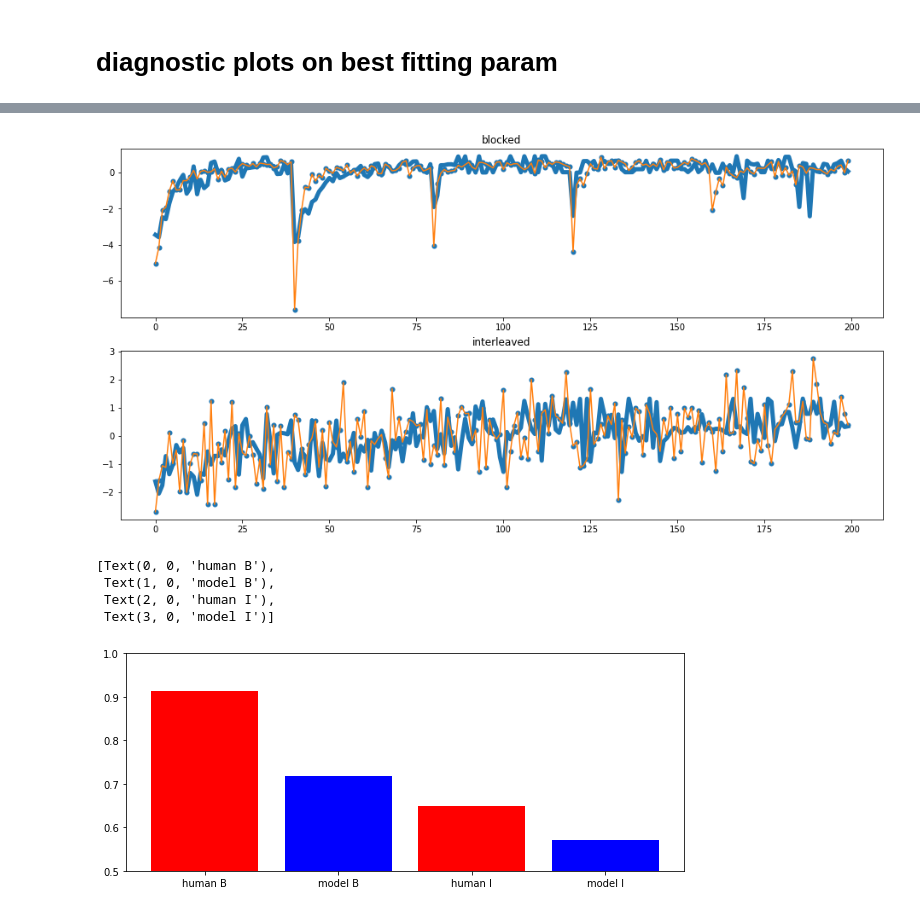
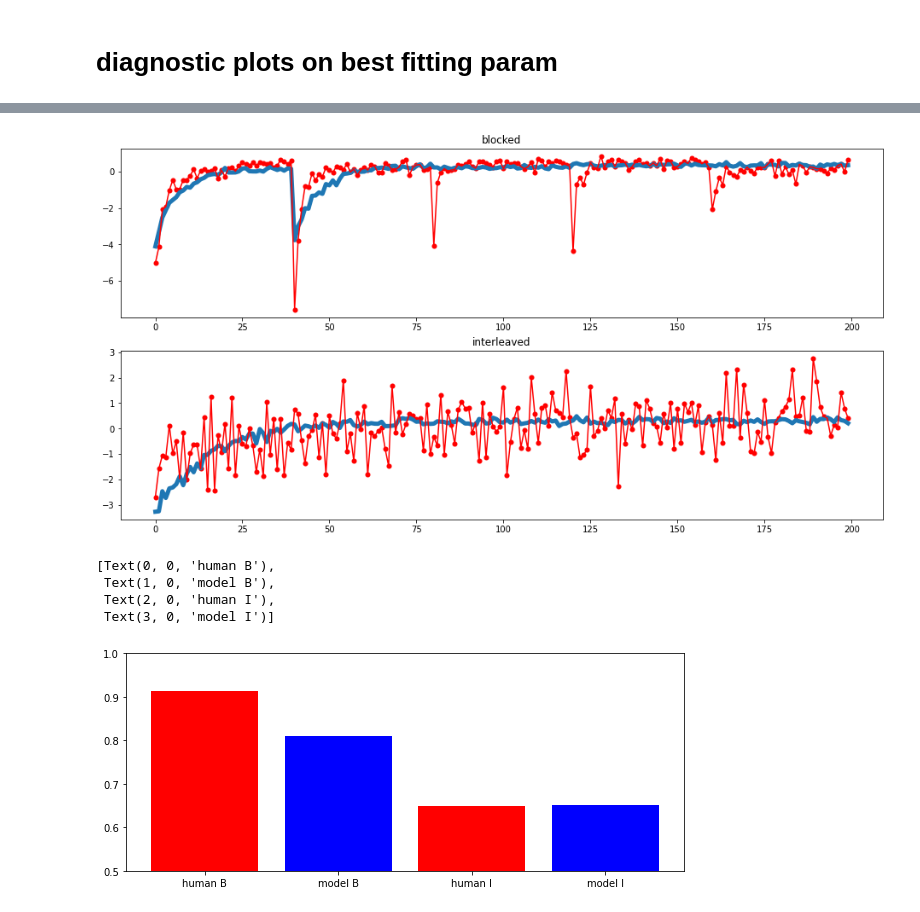
Before and after one commit to andrebeu/toycsw, a Jupyter notebook: param fitting.ipynb, the cells around one changed output, grey strips where cells are left out. Drawn from its saved outputs; the diff is of its cells as text; code cells hidden in the pictures.

```diff
--- a/param fitting.ipynb
+++ b/param fitting.ipynb
@@ -56,7 +57,7 @@ def calc_fit(paramD):
     MSE = np.sum((zacc_human - zacc_model)**2,1)
     return MSE
 
-Sd = [0.025]
+Sd = np.arange(0.2,0.351,0.05)
 Pt = np.arange(0.8,1.21,0.1)
 L0 = np.arange(0.25,0.351,0.05)
 Ld = np.arange(0.05,0.151,0.05)
@@ -93,7 +98,8 @@ N=50 {'sticky_decay_rate': 0.025, 'pe_thresh': 0.9, 'init_lr': 0.3, 'lr_decay_ra
 # %%
 paramD_best =  paramL[
   np.argmin(
-    np.sum(mseL,1) # sum over B+I
+#     np.sum(mseL,1) # sum over B+I
+    np.array(mseL)[:,0] # b only
   )
 ]
 # %%
@@ -106,0 +111,8 @@ N=2 {'sticky_decay_rate': 0.025, 'pe_thresh': 1.1, 'init_lr': 0.25, 'lr_decay_ra
+# %%
+f,axar=plt.subplots(2,1,figsize=(16,8))
+
+for i in range(2):
+  axar[i].set_title(['blocked','interleaved'][i])
+  axar[i].plot(acc_best[i].mean(0)[:,1],lw=5)
+  axar[i].plot(range(200),human_acc[i],c='r')
+  axar[i].scatter(range(200),human_acc[i],lw=.05,c='r')
@@ -107,20 +121,17 @@ N=2 {'sticky_decay_rate': 0.025, 'pe_thresh': 1.1, 'init_lr': 0.25, 'lr_decay_ra
 # %%
 # z over time, mean over subjects
 zacc_model = zscore(acc_best,axis=2).mean(1)[:,:,1]
 zacc_human = zscore(human_acc,axis=1)
 
-
-
 f,axar=plt.subplots(2,1,figsize=(16,8))
 
 for i in range(2):
   axar[i].set_title(['blocked','interleaved'][i])
-  Mac = acc_best[i].mean(0)
   axar[i].plot(zacc_model[i],lw=5)
-  axar[i].plot(range(200),zacc_human[i])
-  axar[i].scatter(range(200),zacc_human[i],lw=.05)
+  axar[i].plot(range(200),zacc_human[i],c='r')
+  axar[i].scatter(range(200),zacc_human[i],lw=.05,c='r')
 # %% [output]
-[figure, old version]
+[figure, new version]
 # %%
 f,ax=plt.subplots(1,1,figsize=(10,4))
 tstep = 1
@@ -143,4 +154,4 @@ ax.set_xticklabels(['human B','model B','human I','model I'])
  Text(1, 0, 'model B'),
  Text(2, 0, 'human I'),
  Text(3, 0, 'model I')]
-[figure, old version]
+[figure, new version]
```
Also changed, not shown: parts of 8 cells of this notebook.
